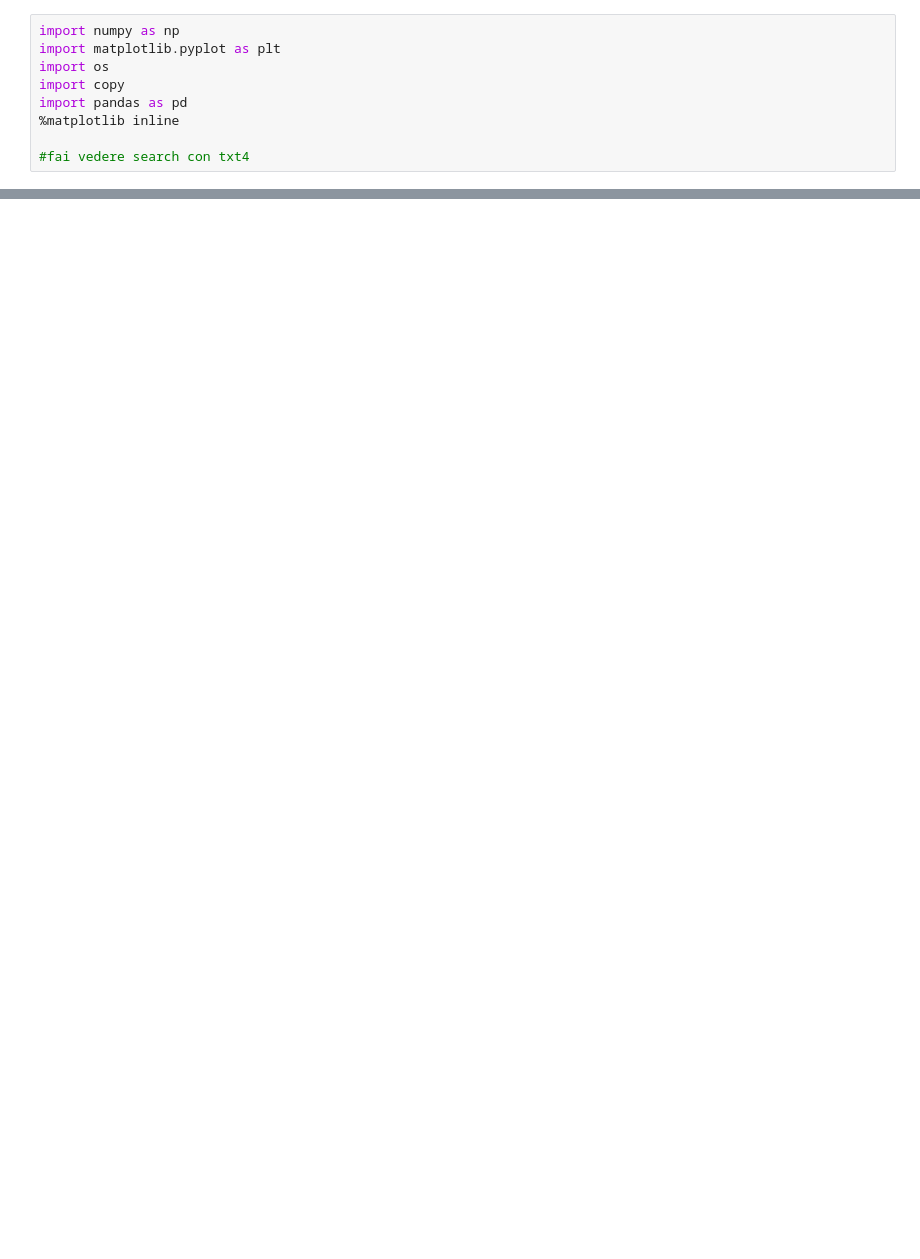
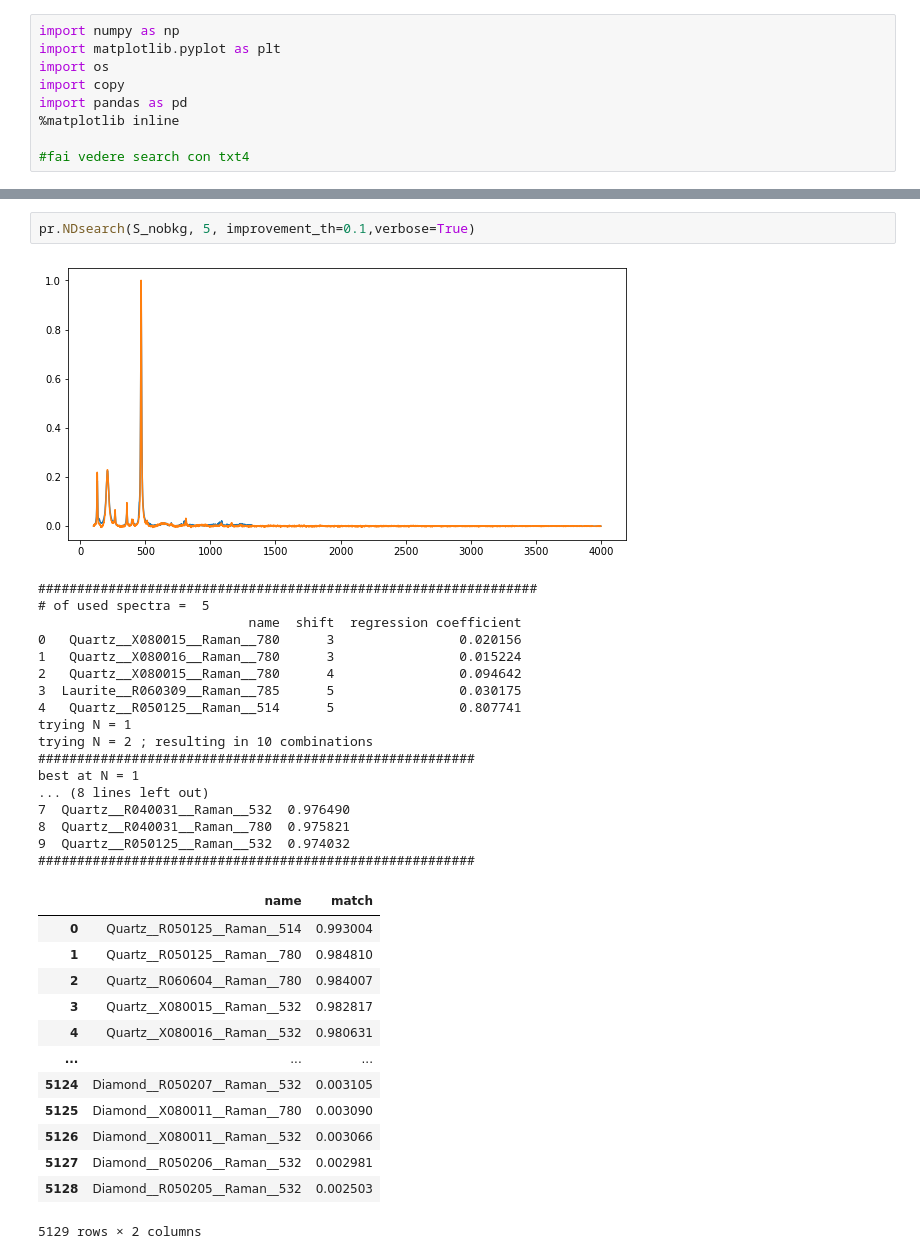
Before and after one commit to FabioBrugnara/pyram, a Jupyter notebook: working_notebook.ipynb, the cells around one changed output, grey strips where cells are left out. Drawn from its saved outputs; the diff is of its cells as text; blank space fills up the shorter version.

```diff
--- a/working_notebook.ipynb
+++ b/working_notebook.ipynb
@@ -56,3 +56,37 @@ pr.search(S_nobkg,5,pre=False,first=10)
+# %%
+pr.NDsearch(S_nobkg, 5, improvement_th=0.1,verbose=True)
+# %% [output]
+[figure, added]
+################################################################
+# of used spectra =  5
+                           name  shift  regression coefficient
+0   Quartz__X080015__Raman__780      3                0.020156
+1   Quartz__X080016__Raman__780      3                0.015224
+2   Quartz__X080015__Raman__780      4                0.094642
+3  Laurite__R060309__Raman__785      5                0.030175
+4   Quartz__R050125__Raman__514      5                0.807741
+trying N = 1
+trying N = 2 ; resulting in 10 combinations
+########################################################
+best at N = 1
+... (8 lines left out)
+7  Quartz__R040031__Raman__532  0.976490
+8  Quartz__R040031__Raman__780  0.975821
+9  Quartz__R050125__Raman__532  0.974032
+########################################################
+|  | name | match |
+| 0 | Quartz__R050125__Raman__514 | 0.993004 |
+| 1 | Quartz__R050125__Raman__780 | 0.984810 |
+| 2 | Quartz__R060604__Raman__780 | 0.984007 |
+| 3 | Quartz__X080015__Raman__532 | 0.982817 |
+| 4 | Quartz__X080016__Raman__532 | 0.980631 |
+| ... | ... | ... |
+| 5124 | Diamond__R050207__Raman__532 | 0.003105 |
+| 5125 | Diamond__X080011__Raman__780 | 0.003090 |
+| 5126 | Diamond__X080011__Raman__532 | 0.003066 |
+| 5127 | Diamond__R050206__Raman__532 | 0.002981 |
+| 5128 | Diamond__R050205__Raman__532 | 0.002503 |
+5129 rows × 2 columns
 # %%
 pr.plot(['sch0',S_nobkg])
 # %% [output]
```
Also changed, not shown: parts of 6 cells of this notebook, 4 other files.
